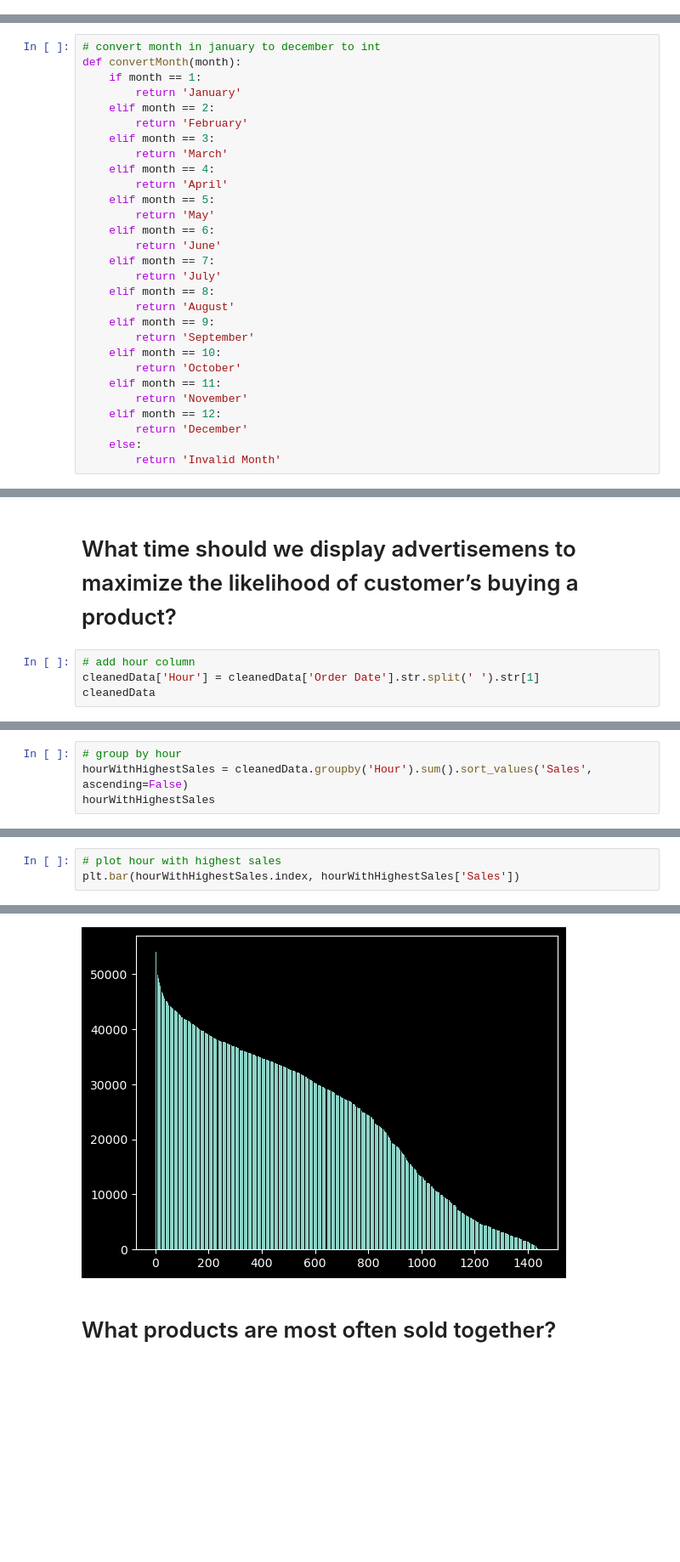
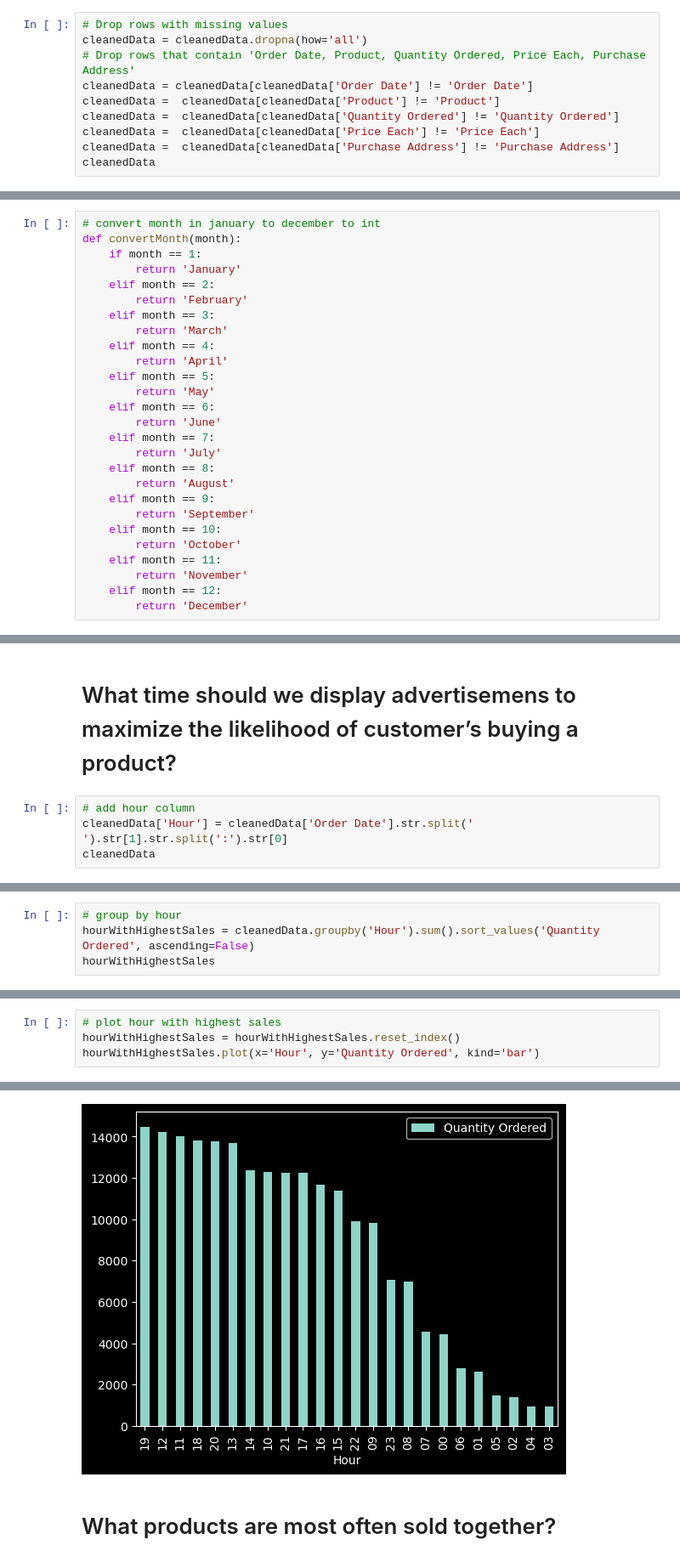
Before and after one commit to demola234/study_insight_case_study, a Jupyter notebook: class_project.ipynb, the cells around one changed output, grey strips where cells are left out. Shown at 85% size. Saved outputs shown, nothing was run; the diff lists cells and outputs as text; blank space fills up the shorter version.

```diff
--- a/class_project.ipynb
+++ b/class_project.ipynb
@@ -59,0 +44,10 @@ cleanedData
+# %%
+# Drop rows with missing values
+cleanedData = cleanedData.dropna(how='all')
+# Drop rows that contain 'Order Date, Product, Quantity Ordered, Price Each, Purchase Address'
+cleanedData = cleanedData[cleanedData['Order Date'] != 'Order Date']
+cleanedData =  cleanedData[cleanedData['Product'] != 'Product']
+cleanedData =  cleanedData[cleanedData['Quantity Ordered'] != 'Quantity Ordered']
+cleanedData =  cleanedData[cleanedData['Price Each'] != 'Price Each']
+cleanedData =  cleanedData[cleanedData['Purchase Address'] != 'Purchase Address']
+cleanedData
@@ -119,8 +114,6 @@ def convertMonth(month):
         return 'November'
     elif month == 12:
         return 'December'
-    else:
-        return 'Invalid Month'
 # %%
 cleanedData['Month'] = cleanedData['Month'].apply(convertMonth)
 cleanedData
@@ -304,6 +265,6 @@ plt.bar(cityWithHighestSales.index, cityWithHighestSales['Sales'])
 # What time should we display advertisemens to maximize the likelihood of customer’s buying a product?
 # %%
 # add hour column
-cleanedData['Hour'] = cleanedData['Order Date'].str.split(' ').str[1]
+cleanedData['Hour'] = cleanedData['Order Date'].str.split(' ').str[1].str.split(':').str[0]
 cleanedData
 # %% [output]
@@ -328,6 +284,6 @@ See the caveats in the documentation: https://pandas.pydata.org/pandas-docs/stab
 # %%
 # group by hour
-hourWithHighestSales = cleanedData.groupby('Hour').sum().sort_values('Sales', ascending=False)
+hourWithHighestSales = cleanedData.groupby('Hour').sum().sort_values('Quantity Ordered', ascending=False)
 hourWithHighestSales
 # %% [output]
 |  | Quantity Ordered | Price Each | Sales |
@@ -355,4 +315,5 @@ Name: 0, dtype: object
 # %%
 # plot hour with highest sales
-plt.bar(hourWithHighestSales.index, hourWithHighestSales['Sales'])
+hourWithHighestSales = hourWithHighestSales.reset_index()
+hourWithHighestSales.plot(x='Hour', y='Quantity Ordered', kind='bar')
 # %% [output]
@@ -360,4 +321,4 @@ plt.bar(hourWithHighestSales.index, hourWithHighestSales['Sales'])
-[figure, old version]
+[figure, new version]
 # %% [markdown]
 # What products are most often sold together?
 # %%
```
Also changed, not shown: parts of 31 cells of this notebook.
